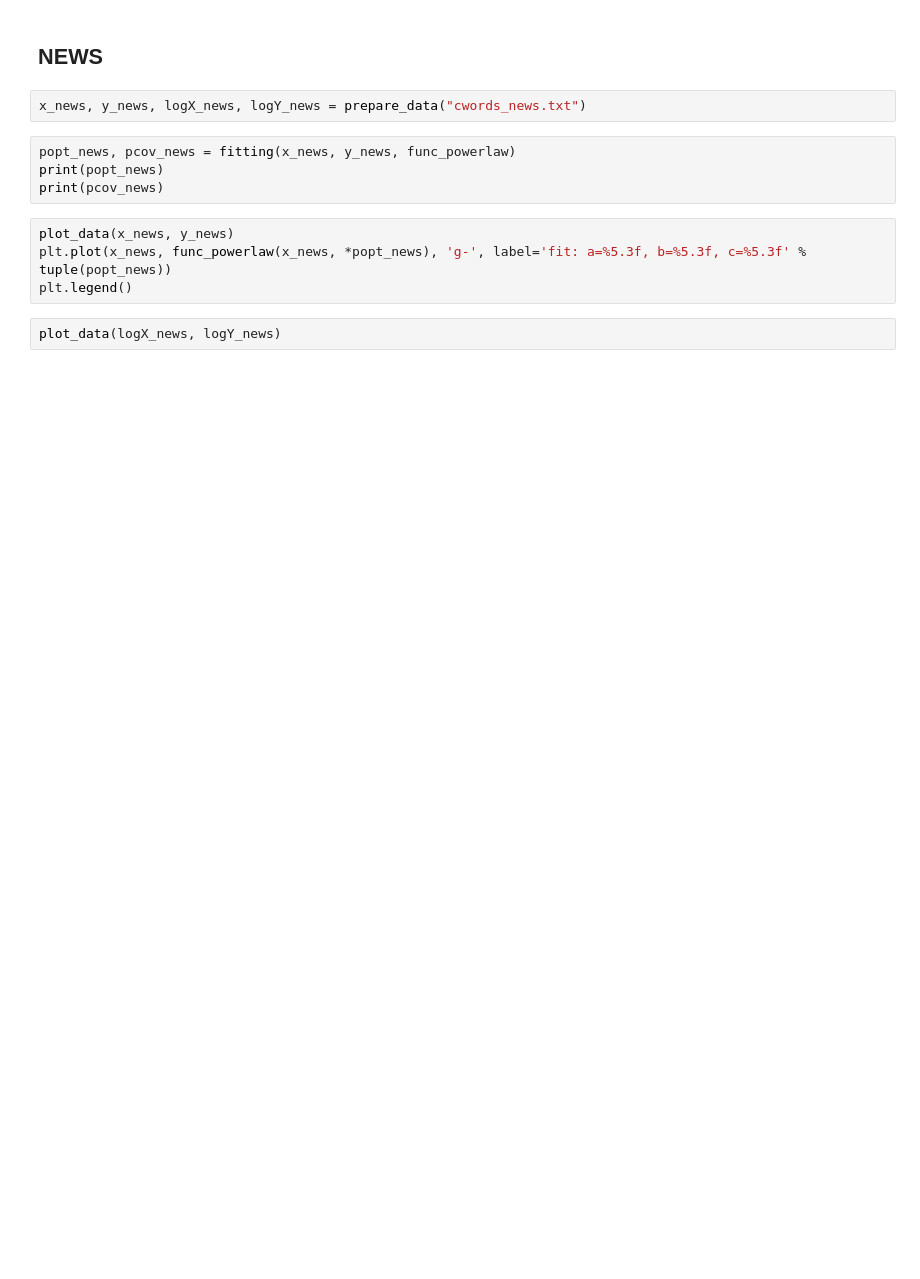
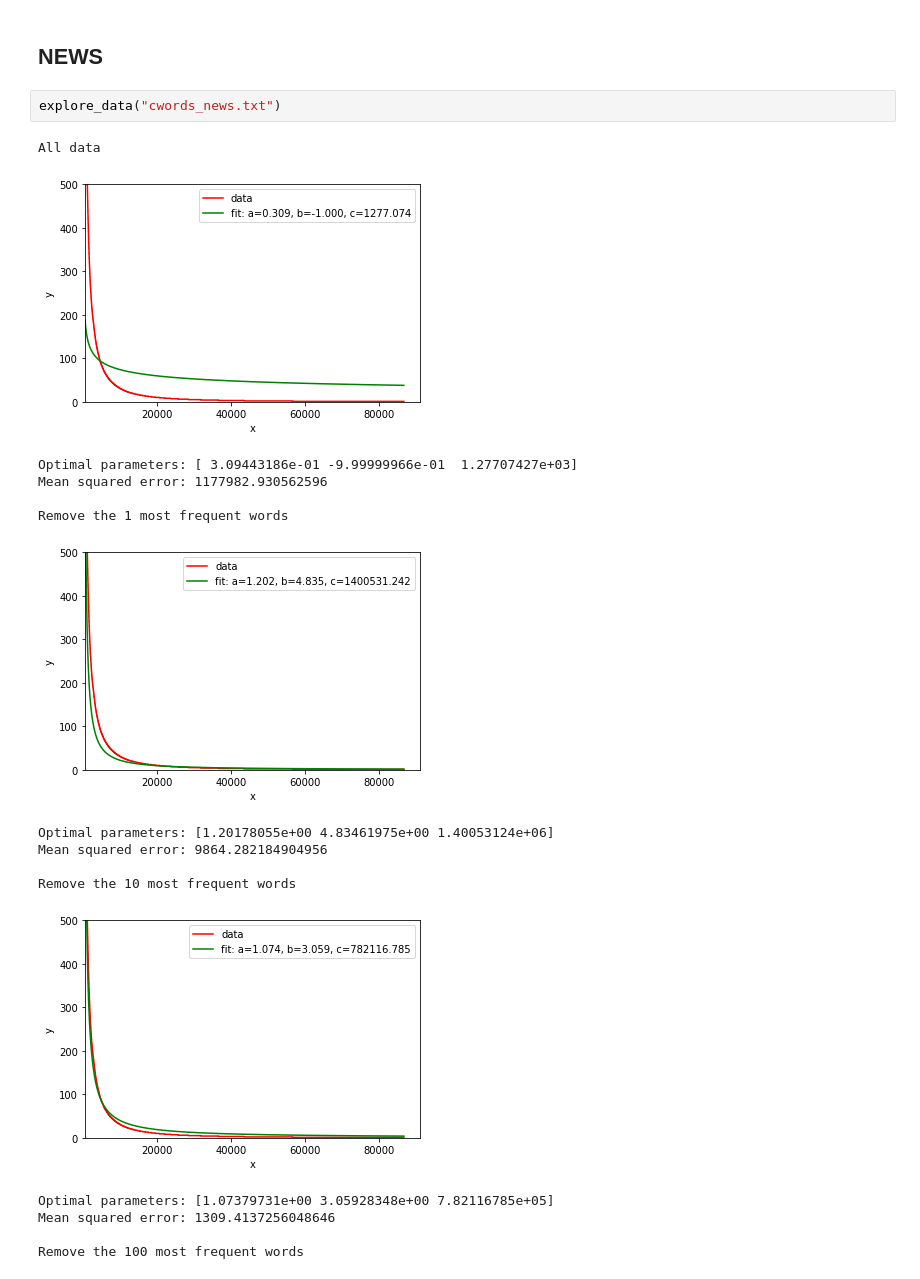
Before and after one commit to adrian729/CAIM18, a Jupyter notebook: session1ESZipfHeaps/Zipf.ipynb, the cells around one changed output. Cells and saved outputs as stored; diff of their text form; blank space fills up the shorter version.

```diff
--- a/session1ESZipfHeaps/Zipf.ipynb
+++ b/session1ESZipfHeaps/Zipf.ipynb
@@ -67,14 +119,21 @@ plot_data(logX_novels, logY_novels)
 # %% [markdown]
 ## NEWS
-# %%
-x_news, y_news, logX_news, logY_news = prepare_data("cwords_news.txt")
-# %%
-popt_news, pcov_news = fitting(x_news, y_news, func_powerlaw)
-print(popt_news)
-print(pcov_news)
-# %%
-plot_data(x_news, y_news)
-plt.plot(x_news, func_powerlaw(x_news, *popt_news), 'g-', label='fit: a=%5.3f, b=%5.3f, c=%5.3f' % tuple(popt_news))
-plt.legend()
-# %%
-plot_data(logX_news, logY_news)
+# %%
+explore_data("cwords_news.txt")
+# %% [output]
+All data
+[figure, added]
+Optimal parameters: [ 3.09443186e-01 -9.99999966e-01  1.27707427e+03]
+Mean squared error: 1177982.930562596
+
+Remove the 1 most frequent words
+[figure, added]
+Optimal parameters: [1.20178055e+00 4.83461975e+00 1.40053124e+06]
+Mean squared error: 9864.282184904956
+
+Remove the 10 most frequent words
+[figure, added]
+Optimal parameters: [1.07379731e+00 3.05928348e+00 7.82116785e+05]
+Mean squared error: 1309.4137256048646
+
+Remove the 100 most frequent words
```
Also changed, not shown: parts of 15 cells of this notebook, 5 other files.
